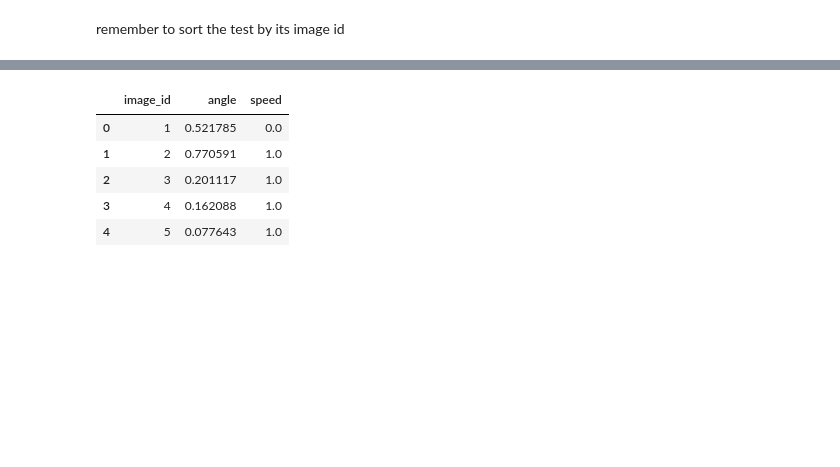
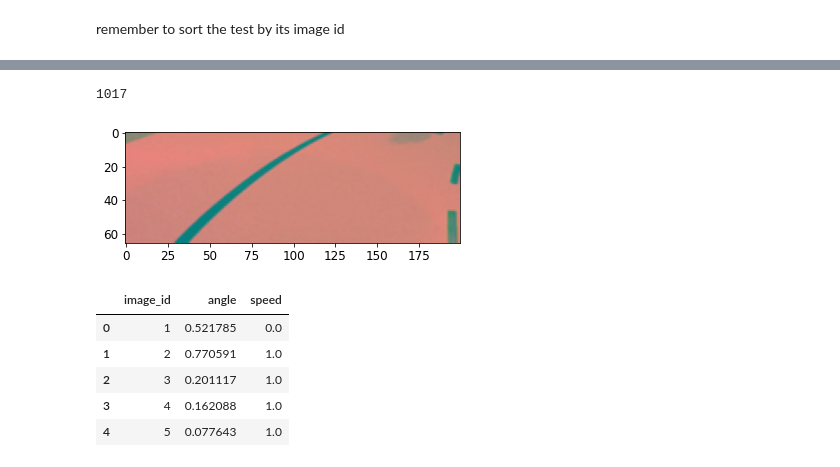
Before and after one commit to lindenblack/AutonomousCars, a Jupyter notebook: MakeSubmission.ipynb, the cells around one changed output, grey strips where cells are left out. Saved outputs shown, nothing was run; the diff lists cells and outputs as text; code cells hidden in the pictures; blank space fills up the shorter version.

```diff
--- a/MakeSubmission.ipynb
+++ b/MakeSubmission.ipynb
@@ -98,0 +108,10 @@ speed= np.round(speed,0)
+# %%
+import tensorflow as tf
+import time
+from object_detection.utils import label_map_util
+from object_detection.utils import visualization_utils as viz_utils
+print('Loading model...', end='')
+# Load saved model and build the detection function
+detect_fn=tf.saved_model.load(modelPath)
+print('Done!')
+category_index=label_map_util.create_category_index_from_labelmap(labelPath, use_display_name=True)
@@ -98,0 +120,8 @@ speed= np.round(speed,0)
+# %%
+import numpy as np
+from PIL import Image
+import matplotlib.pyplot as plt
+import warnings
+warnings.filterwarnings('ignore')
+%matplotlib inline
+plt.rcParams.update({'font.size': 12})
@@ -117,0 +182,14 @@ submissionFrame.drop(['index'],inplace=True,axis='columns')
+# %%
+def img_preprocess(image):
+    height, _, _ = image.shape
+
+    # in the case that there exists an object in the image of interest DO NOT MAKE reduce the height of the image!!
+
+    image = image[int(height/2):,:,:]  # remove top half of the image, as it is not relevant for lane following
+    image = cv2.cvtColor(image, cv2.COLOR_RGB2YUV)  # Nvidia model said it is best to use YUV color space
+    image = cv2.GaussianBlur(image, (3,3), 0) # Gaussian Noise / filtering
+    image = cv2.resize(image, (200,66)) # input image size (200,66) Nvidia model
+    image = image / 255 # normalizing
+    # Round everything into the image to 1 decimal place
+    image = np.around(image ,2)
+    return image
@@ -117,0 +202,6 @@ submissionFrame.drop(['index'],inplace=True,axis='columns')
+# %%
+plt.imshow(X_final[1])
+print(imageId[1])
+# %% [output]
+1017
+[figure, added]
```
Also changed, not shown: parts of 18 cells of this notebook.
